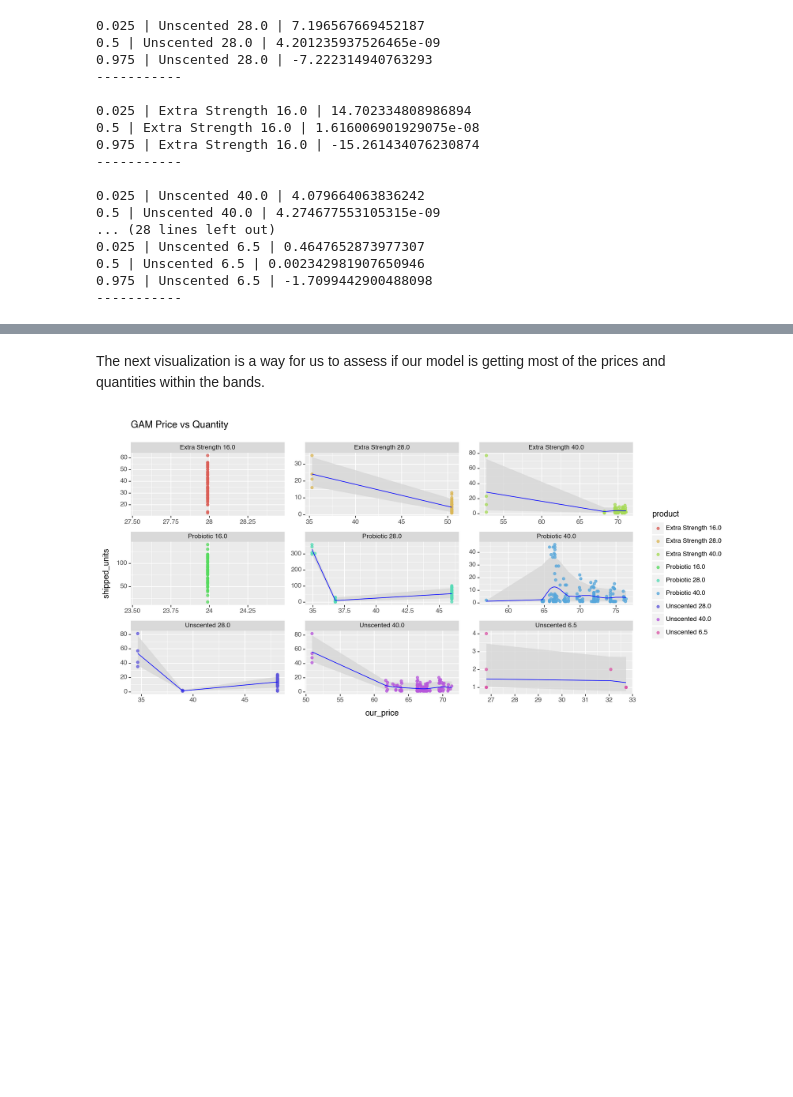
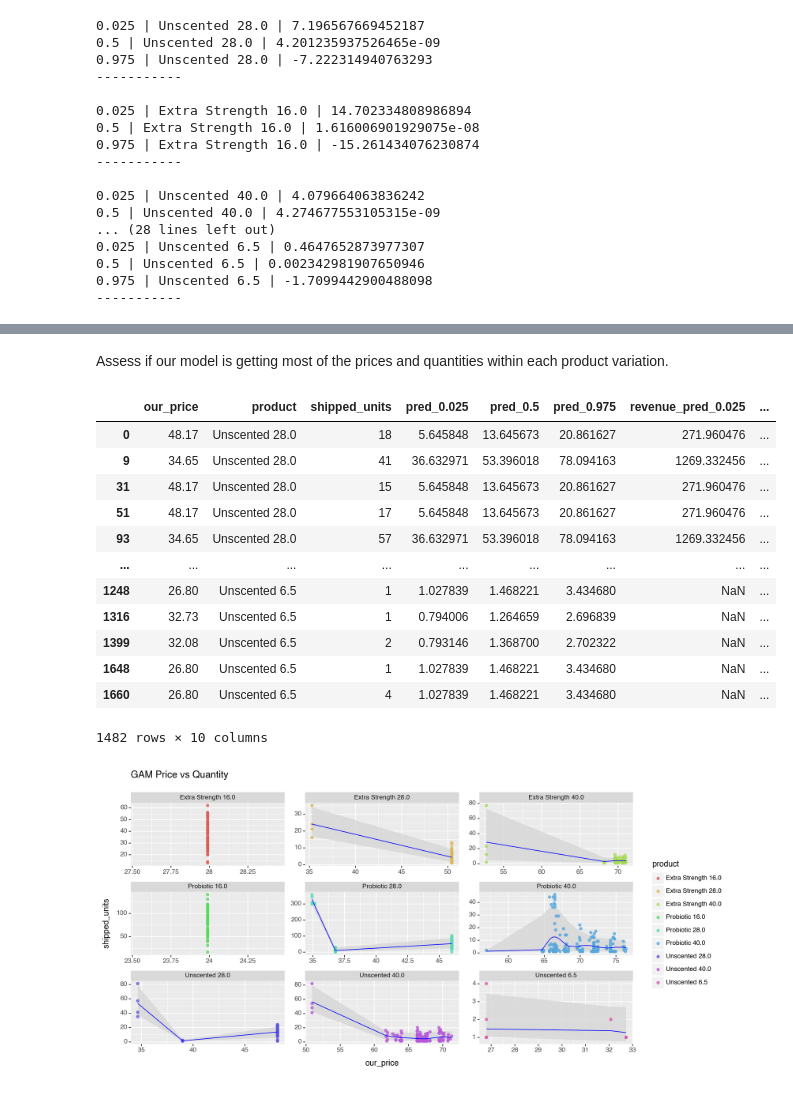
Before and after one commit to angie-xiao/pricing, a Jupyter notebook: scripts/optimization.ipynb, the cells around one changed output, grey strips where cells are left out. Cells and saved outputs as stored; diff of their text form; code cells hidden in the pictures; blank space fills up the shorter version.

```diff
--- a/scripts/optimization.ipynb
+++ b/scripts/optimization.ipynb
@@ -422,5 +432,21 @@ all_gam_results.sample(5)
 # %% [markdown]
-The next visualization is a way for us to assess if our model is getting most of the prices and quantities within the bands.
+Assess if our model is getting most of the prices and quantities within each product variation.
+# %%
+all_gam_results
+# %% [output]
+|  | our_price | product | shipped_units | pred_0.025 | pred_0.5 | pred_0.975 | revenue_pred_0.025 | ... |
+| 0 | 48.17 | Unscented 28.0 | 18 | 5.645848 | 13.645673 | 20.861627 | 271.960476 | ... |
+| 9 | 34.65 | Unscented 28.0 | 41 | 36.632971 | 53.396018 | 78.094163 | 1269.332456 | ... |
+| 31 | 48.17 | Unscented 28.0 | 15 | 5.645848 | 13.645673 | 20.861627 | 271.960476 | ... |
+| 51 | 48.17 | Unscented 28.0 | 17 | 5.645848 | 13.645673 | 20.861627 | 271.960476 | ... |
+| 93 | 34.65 | Unscented 28.0 | 57 | 36.632971 | 53.396018 | 78.094163 | 1269.332456 | ... |
+| ... | ... | ... | ... | ... | ... | ... | ... | ... |
+| 1248 | 26.80 | Unscented 6.5 | 1 | 1.027839 | 1.468221 | 3.434680 | NaN | ... |
+| 1316 | 32.73 | Unscented 6.5 | 1 | 0.794006 | 1.264659 | 2.696839 | NaN | ... |
+| 1399 | 32.08 | Unscented 6.5 | 2 | 0.793146 | 1.368700 | 2.702322 | NaN | ... |
+| 1648 | 26.80 | Unscented 6.5 | 1 | 1.027839 | 1.468221 | 3.434680 | NaN | ... |
+| 1660 | 26.80 | Unscented 6.5 | 4 | 1.027839 | 1.468221 | 3.434680 | NaN | ... |
+1482 rows × 10 columns
 # %%
 # Visualization of the model and prices within the bands
 (ggplot(
```
Also changed, not shown: parts of 12 cells of this notebook.
